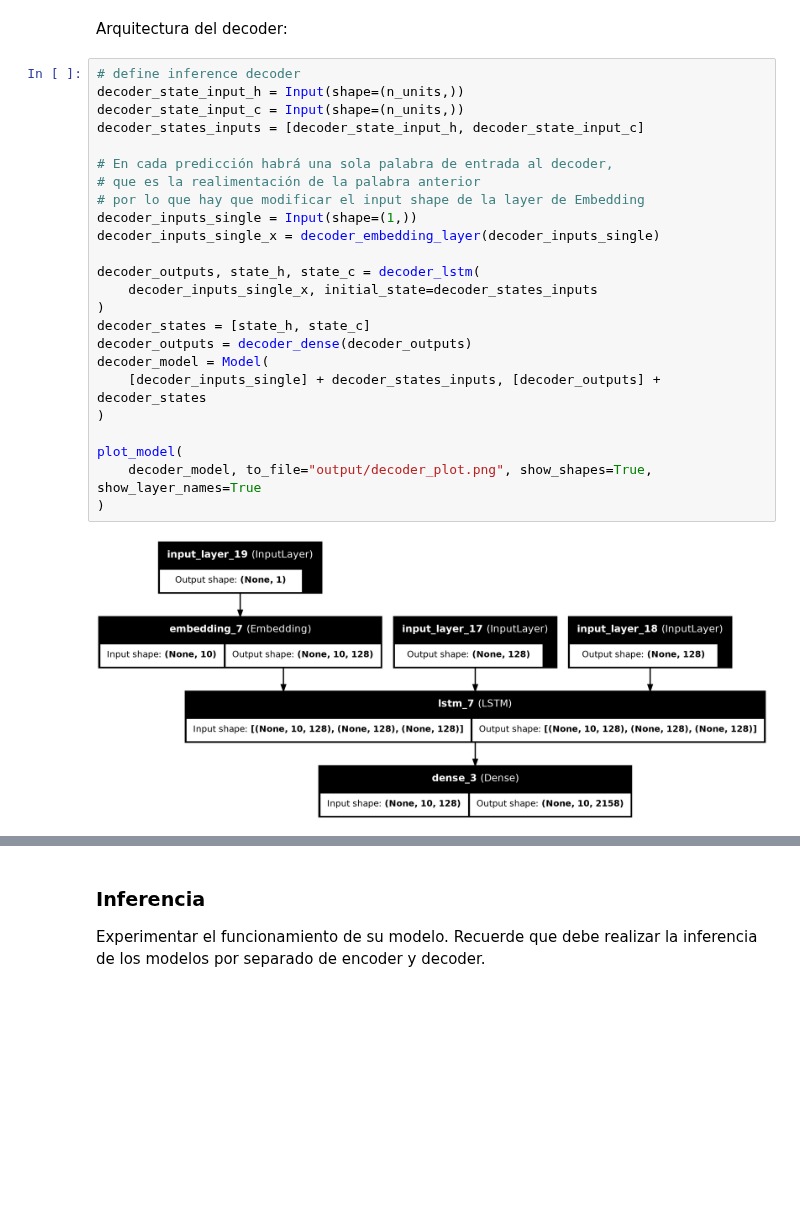
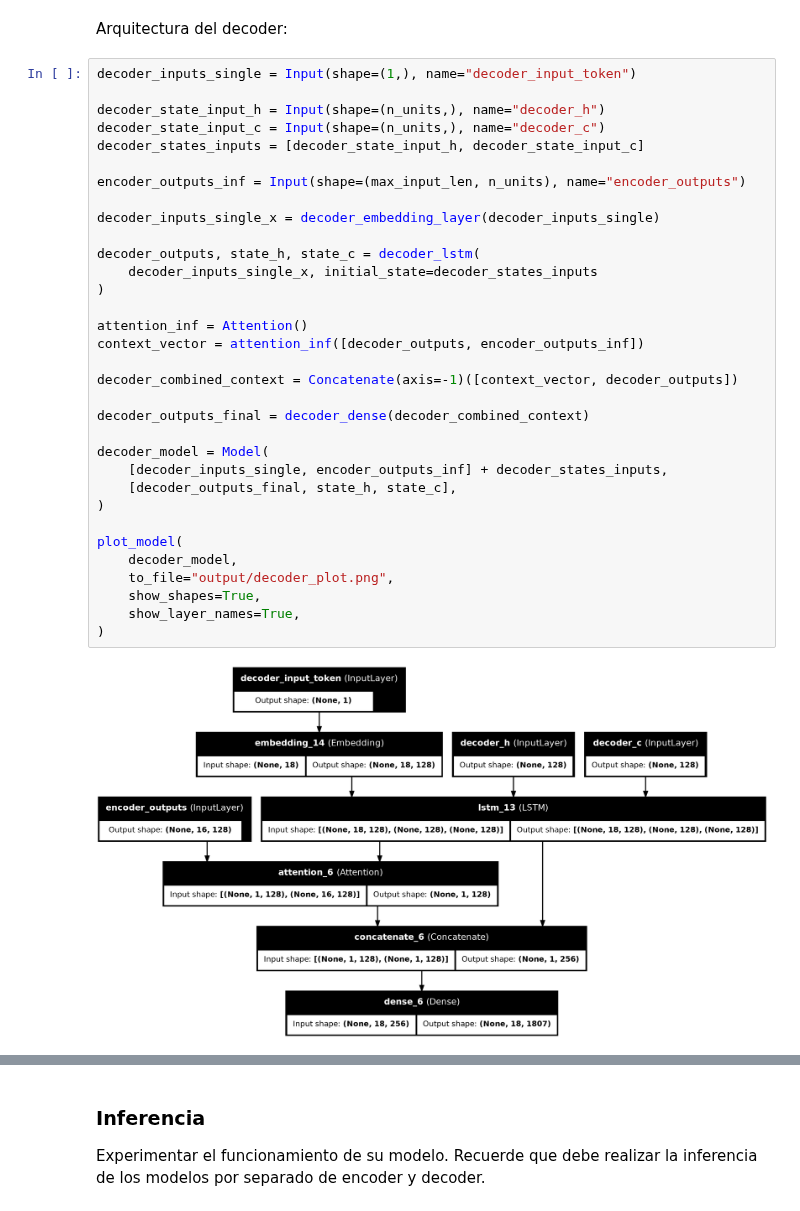
Before and after one commit to gonzafernan/ceia-nlp1, a Jupyter notebook: 4-qa_bot.ipynb, the cells around one changed output, grey strips where cells are left out. Cells and saved outputs as stored; diff of their text form; blank space fills up the shorter version.

```diff
--- a/4-qa_bot.ipynb
+++ b/4-qa_bot.ipynb
@@ -357,31 +404,40 @@ plot_model(
 # %% [markdown]
 Arquitectura del decoder:
 # %%
-# define inference decoder
-decoder_state_input_h = Input(shape=(n_units,))
-decoder_state_input_c = Input(shape=(n_units,))
+decoder_inputs_single = Input(shape=(1,), name="decoder_input_token")
+
+decoder_state_input_h = Input(shape=(n_units,), name="decoder_h")
+decoder_state_input_c = Input(shape=(n_units,), name="decoder_c")
 decoder_states_inputs = [decoder_state_input_h, decoder_state_input_c]
 
-# En cada predicción habrá una sola palabra de entrada al decoder,
-# que es la realimentación de la palabra anterior
-# por lo que hay que modificar el input shape de la layer de Embedding
-decoder_inputs_single = Input(shape=(1,))
+encoder_outputs_inf = Input(shape=(max_input_len, n_units), name="encoder_outputs")
+
 decoder_inputs_single_x = decoder_embedding_layer(decoder_inputs_single)
 
 decoder_outputs, state_h, state_c = decoder_lstm(
     decoder_inputs_single_x, initial_state=decoder_states_inputs
 )
-decoder_states = [state_h, state_c]
-decoder_outputs = decoder_dense(decoder_outputs)
+
+attention_inf = Attention()
+context_vector = attention_inf([decoder_outputs, encoder_outputs_inf])
+
+decoder_combined_context = Concatenate(axis=-1)([context_vector, decoder_outputs])
+
+decoder_outputs_final = decoder_dense(decoder_combined_context)
+
 decoder_model = Model(
-    [decoder_inputs_single] + decoder_states_inputs, [decoder_outputs] + decoder_states
+    [decoder_inputs_single, encoder_outputs_inf] + decoder_states_inputs,
+    [decoder_outputs_final, state_h, state_c],
 )
 
 plot_model(
-    decoder_model, to_file="output/decoder_plot.png", show_shapes=True, show_layer_names=True
+    decoder_model,
+    to_file="output/decoder_plot.png",
+    show_shapes=True,
+    show_layer_names=True,
 )
 # %% [output]
-[figure, old version]
+[figure, new version]
 # %%
 hist = model.fit(
     [encoder_input_sequences, decoder_input_sequences],
```
Also changed, not shown: parts of 14 cells of this notebook, 1 other file.
